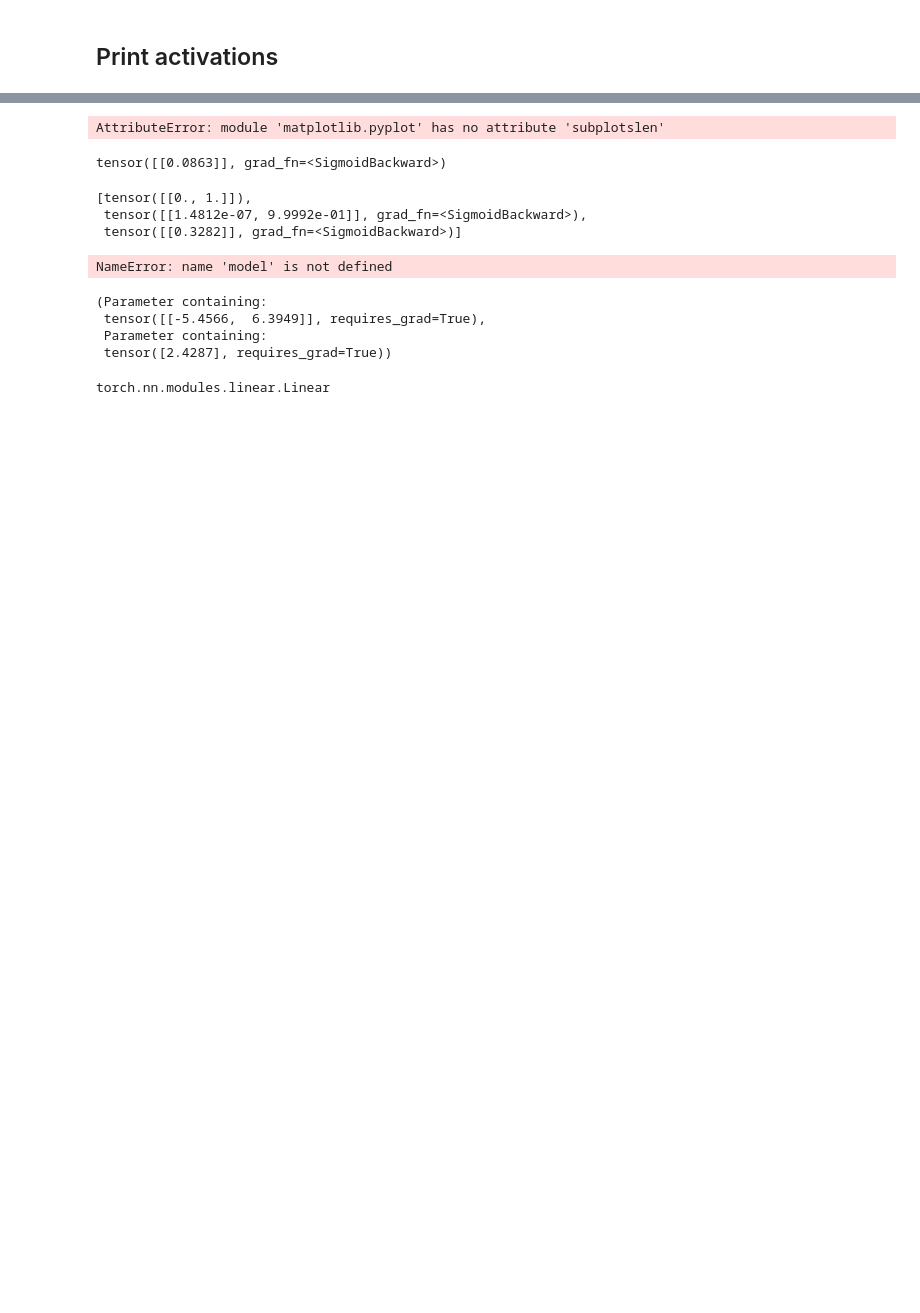
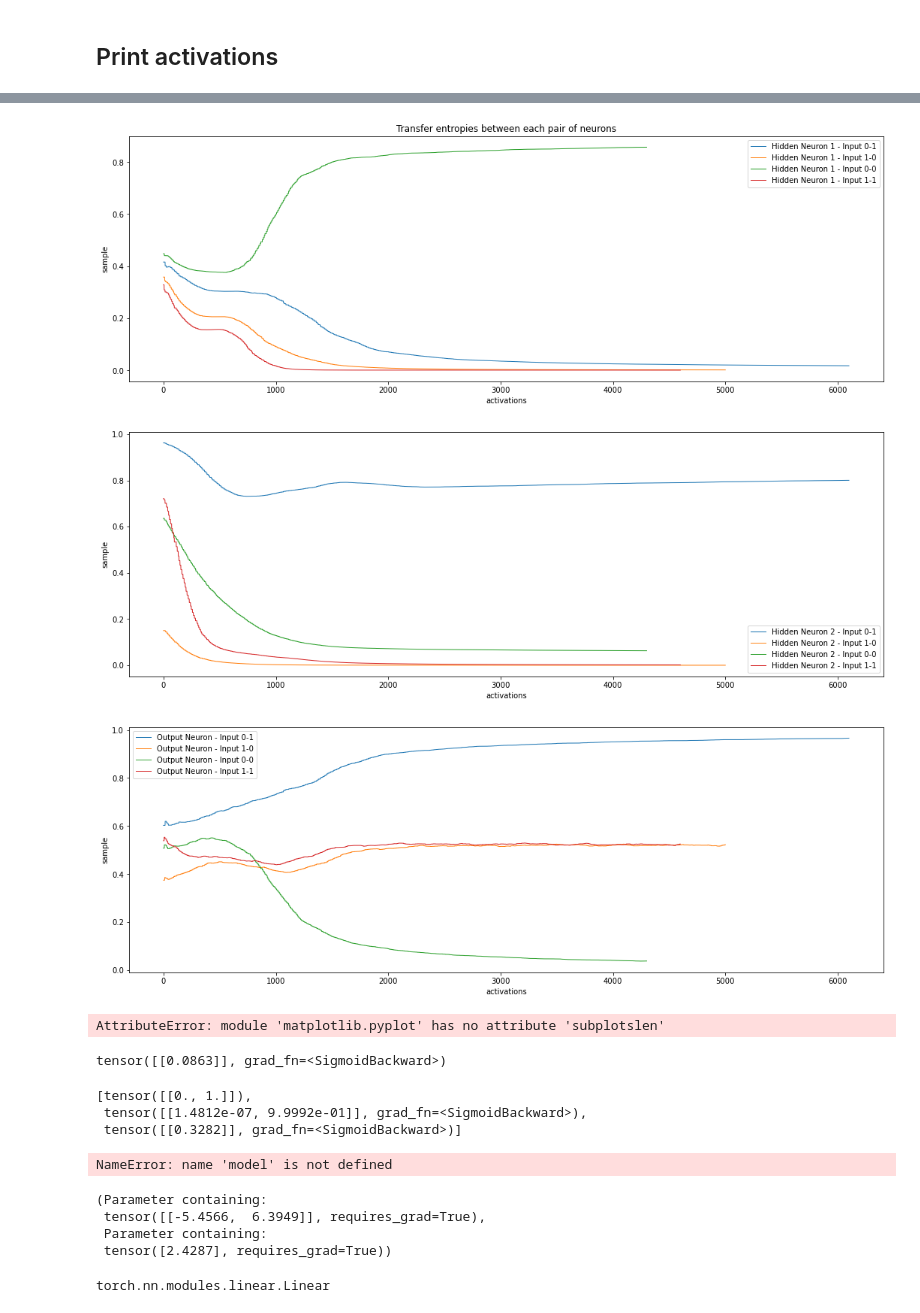
Before and after one commit to IsisChameleon/CSYS5030, a Jupyter notebook: Assignment2/xor-capturing-output-v3-cleanup.ipynb, the cells around one changed output, grey strips where cells are left out. Cells and saved outputs as stored; diff of their text form; code cells hidden in the pictures; blank space fills up the shorter version.

```diff
--- a/Assignment2/xor-capturing-output-v3-cleanup.ipynb
+++ b/Assignment2/xor-capturing-output-v3-cleanup.ipynb
@@ -472,3 +541,50 @@ plt.show()
+# %%
+fig, axs= plt.subplots(1, 1, figsize=(18, 6))
+plt.title('Transfer entropies between each pair of neurons')
+
+t0_idx = [i for i in range(len(activation_collector.targets)) if activation_collector.targets[i] == 0]
+t1_idx = [i for i in range(len(activation_collector.targets)) if activation_collector.targets[i] == 1]
+i01_idx = [i for i in range(len(activation_collector.targets)) if activation_collector.neurons['0-0'][i] == 0 and activation_collector.neurons['0-1'][i] == 1 ]
+i10_idx = [i for i in range(len(activation_collector.targets)) if activation_collector.neurons['0-0'][i] == 1 and activation_collector.neurons['0-1'][i] == 0 ]
+i00_idx = [i for i in range(len(activation_collector.targets)) if activation_collector.neurons['0-0'][i] == 0 and activation_collector.neurons['0-1'][i] == 0 ]
+i11_idx = [i for i in range(len(activation_collector.targets)) if activation_collector.neurons['0-0'][i] == 1 and activation_collector.neurons['0-1'][i] == 1 ]
+
+axs.plot([ activation_collector.neurons['1-0'][i] for i in i01_idx ], linewidth=1, label='Hidden Neuron 1 - Input 0-1')
+axs.plot([ activation_collector.neurons['1-0'][i] for i in i10_idx ], linewidth=1, label='Hidden Neuron 1 - Input 1-0')
+axs.plot([ activation_collector.neurons['1-0'][i] for i in i00_idx ], linewidth=1, label='Hidden Neuron 1 - Input 0-0')
+axs.plot([ activation_collector.neurons['1-0'][i] for i in i11_idx ], linewidth=1, label='Hidden Neuron 1 - Input 1-1')
+# axs.plot([ activation_collector.neurons['1-0'][i] for i in t1_idx ],  linewidth=1, label='Hidden Neuron 1 - Target 1')
+
+axs.set_xlabel('activations')
+axs.set_ylabel('sample')
+plt.legend()
+plt.show()
+
+fig, axs= plt.subplots(1, 1, figsize=(18, 6))
+axs.plot([ activation_collector.neurons['1-1'][i] for i in i01_idx ], linewidth=1, label='Hidden Neuron 2 - Input 0-1')
+axs.plot([ activation_collector.neurons['1-1'][i] for i in i10_idx ], linewidth=1, label='Hidden Neuron 2 - Input 1-0')
+axs.plot([ activation_collector.neurons['1-1'][i] for i in i00_idx ], linewidth=1, label='Hidden Neuron 2 - Input 0-0')
+axs.plot([ activation_collector.neurons['1-1'][i] for i in i11_idx ], linewidth=1, label='Hidden Neuron 2 - Input 1-1')
+
+axs.set_xlabel('activations')
+axs.set_ylabel('sample')
+plt.legend()
+plt.show()
+
+fig, axs= plt.subplots(1, 1, figsize=(18, 6))
+axs.plot([ activation_collector.neurons['2-0'][i] for i in i01_idx ], linewidth=1, label='Output Neuron - Input 0-1')
+axs.plot([ activation_collector.neurons['2-0'][i] for i in i10_idx ], linewidth=1, label='Output Neuron - Input 1-0')
+axs.plot([ activation_collector.neurons['2-0'][i] for i in i00_idx ], linewidth=1, label='Output Neuron - Input 0-0')
+axs.plot([ activation_collector.neurons['2-0'][i] for i in i11_idx ], linewidth=1, label='Output Neuron - Input 1-1')
+
+axs.set_xlabel('activations')
+axs.set_ylabel('sample')
+plt.legend()
+plt.show()
+# %% [output]
+[figure, added]
+[figure, added]
+[figure, added]
 # %%
 fig, axs= plt.subplotslen(1, 1, figsize=(18, 6))
 plt.title('XORNet activations H1 H2')
```
Also changed, not shown: parts of 10 cells of this notebook, 1 other file.
